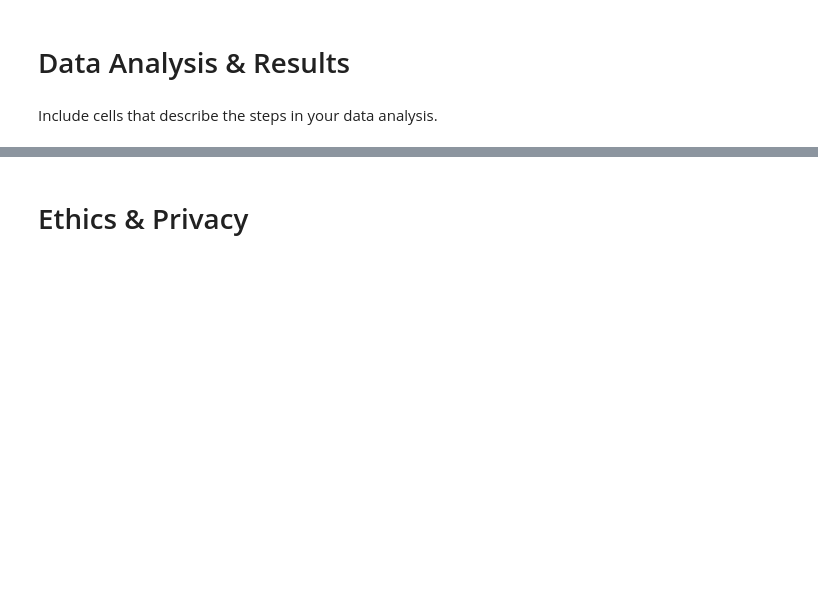
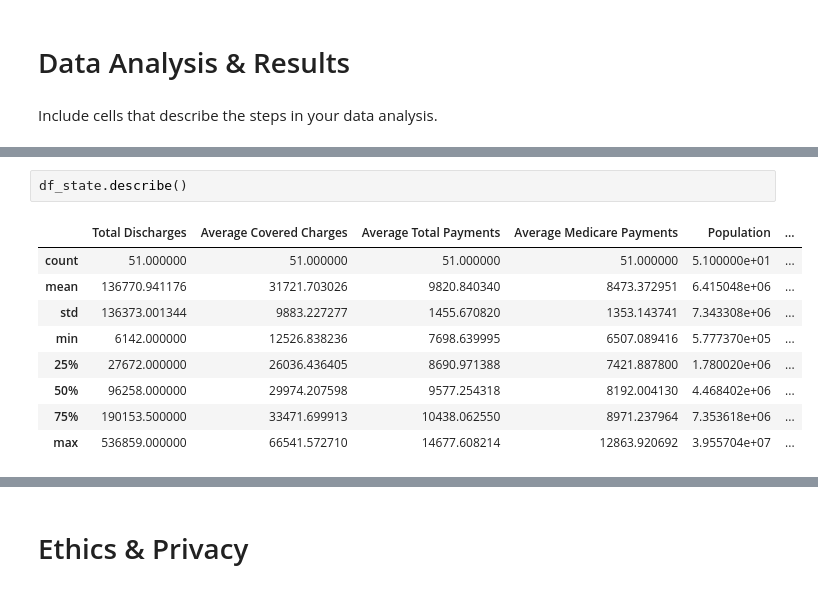
Before and after one commit to COGS108/Projects, a Jupyter notebook: FinalProject.ipynb, the cells around one changed output, grey strips where cells are left out. Drawn from its saved outputs; the diff is of its cells as text; blank space fills up the shorter version.

```diff
--- a/FinalProject.ipynb
+++ b/FinalProject.ipynb
@@ -154,0 +321,12 @@ Include cells that describe the steps in your data analysis.
+# %%
+df_state.describe()
+# %% [output]
+|  | Total Discharges | Average Covered Charges | Average Total Payments | Average Medicare Payments | Population | ... |
+| count | 51.000000 | 51.000000 | 51.000000 | 51.000000 | 5.100000e+01 | ... |
+| mean | 136770.941176 | 31721.703026 | 9820.840340 | 8473.372951 | 6.415048e+06 | ... |
+| std | 136373.001344 | 9883.227277 | 1455.670820 | 1353.143741 | 7.343308e+06 | ... |
+| min | 6142.000000 | 12526.838236 | 7698.639995 | 6507.089416 | 5.777370e+05 | ... |
+| 25% | 27672.000000 | 26036.436405 | 8690.971388 | 7421.887800 | 1.780020e+06 | ... |
+| 50% | 96258.000000 | 29974.207598 | 9577.254318 | 8192.004130 | 4.468402e+06 | ... |
+| 75% | 190153.500000 | 33471.699913 | 10438.062550 | 8971.237964 | 7.353618e+06 | ... |
+| max | 536859.000000 | 66541.572710 | 14677.608214 | 12863.920692 | 3.955704e+07 | ... |
```
Also changed, not shown: parts of 32 cells of this notebook.
